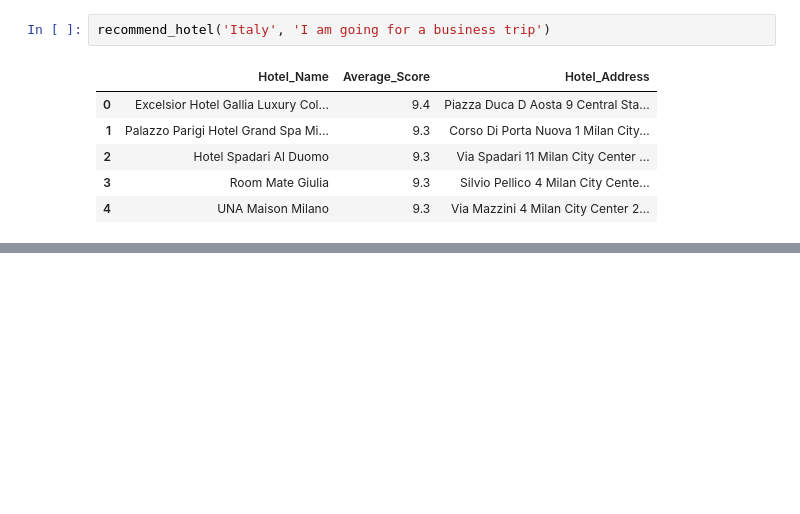
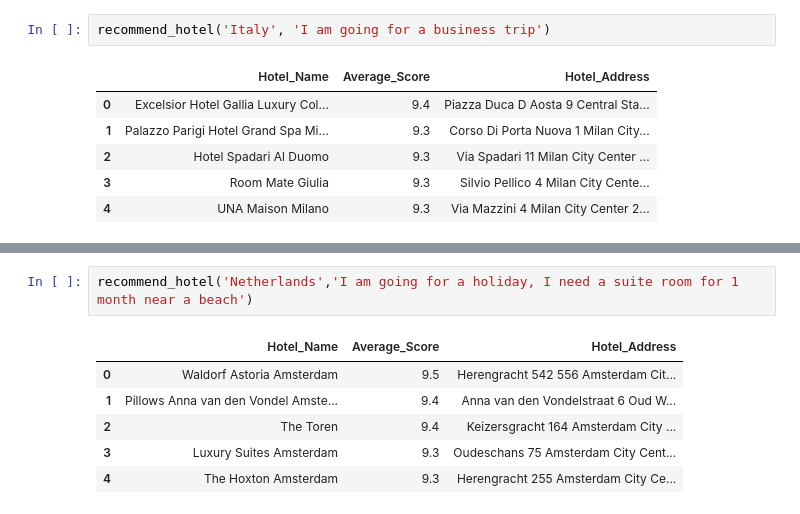
Before and after one commit to NANITH777/ML-DL-Examples, a Jupyter notebook: Hotel Recommendation/hotel.ipynb, the cells around one changed output, grey strips where cells are left out. Saved outputs shown, nothing was run; the diff lists cells and outputs as text; blank space fills up the shorter version.

```diff
--- a/Hotel Recommendation/hotel.ipynb
+++ b/Hotel Recommendation/hotel.ipynb
@@ -214,0 +224,9 @@ recommend_hotel('Italy', 'I am going for a business trip')
+# %%
+recommend_hotel('Netherlands','I am going for a holiday, I need a suite room for 1 month near a beach')
+# %% [output]
+|  | Hotel_Name | Average_Score | Hotel_Address |
+| 0 | Waldorf Astoria Amsterdam | 9.5 | Herengracht 542 556 Amsterdam Cit... |
+| 1 | Pillows Anna van den Vondel Amste... | 9.4 | Anna van den Vondelstraat 6 Oud W... |
+| 2 | The Toren | 9.4 | Keizersgracht 164 Amsterdam City ... |
+| 3 | Luxury Suites Amsterdam | 9.3 | Oudeschans 75 Amsterdam City Cent... |
+| 4 | The Hoxton Amsterdam | 9.3 | Herengracht 255 Amsterdam City Ce... |
```
Also changed, not shown: parts of 1 cell of this notebook.
